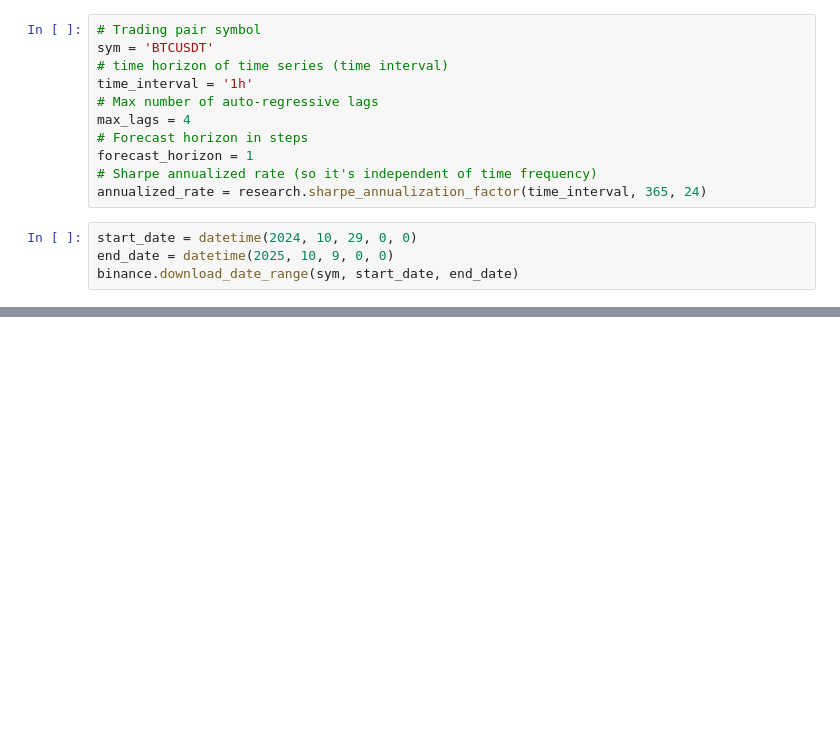
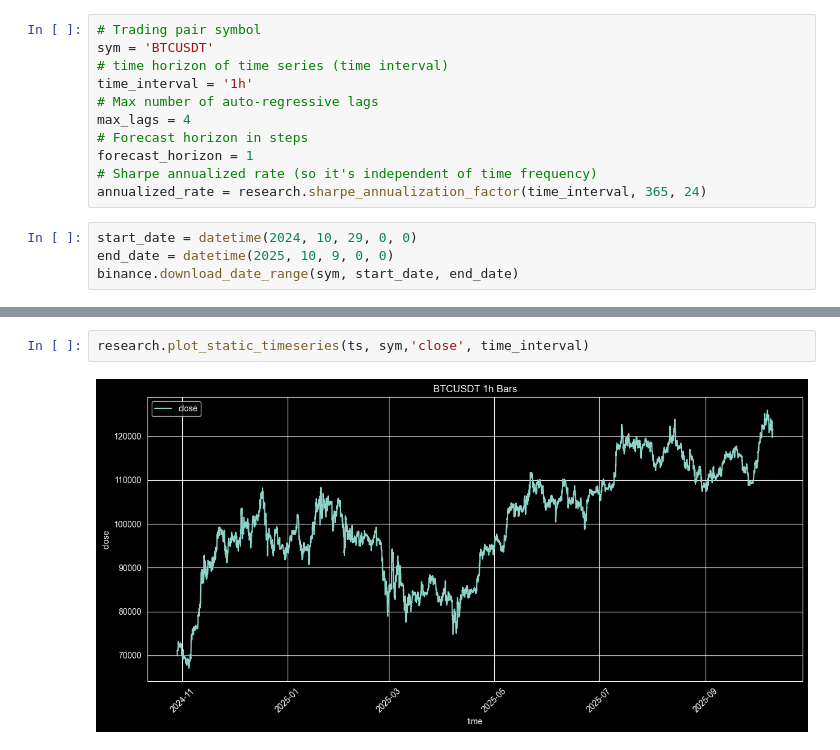
Before and after one commit to noaRoblesLevy/Quant-Research, a Jupyter notebook: BTCUSD_regression-model/regression_BTCUSD_future-log-return.ipynb, the cells around one changed output, grey strips where cells are left out. Drawn from its saved outputs; the diff is of its cells as text; blank space fills up the shorter version.

```diff
--- a/BTCUSD_regression-model/regression_BTCUSD_future-log-return.ipynb
+++ b/BTCUSD_regression-model/regression_BTCUSD_future-log-return.ipynb
@@ -54,0 +72,4 @@ ts
+# %%
+research.plot_static_timeseries(ts, sym,'close', time_interval)
+# %% [output]
+[figure, added]
```
Also changed, not shown: parts of 79 cells of this notebook, 1 other file.
